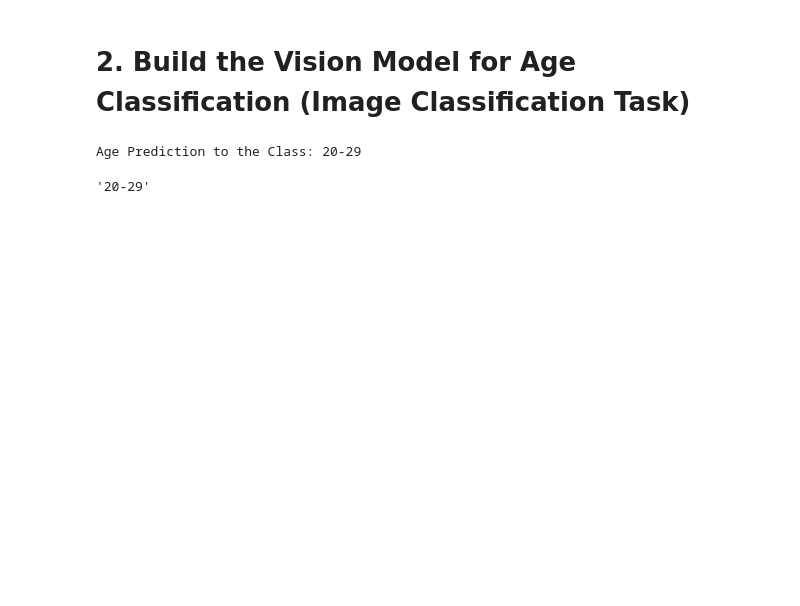
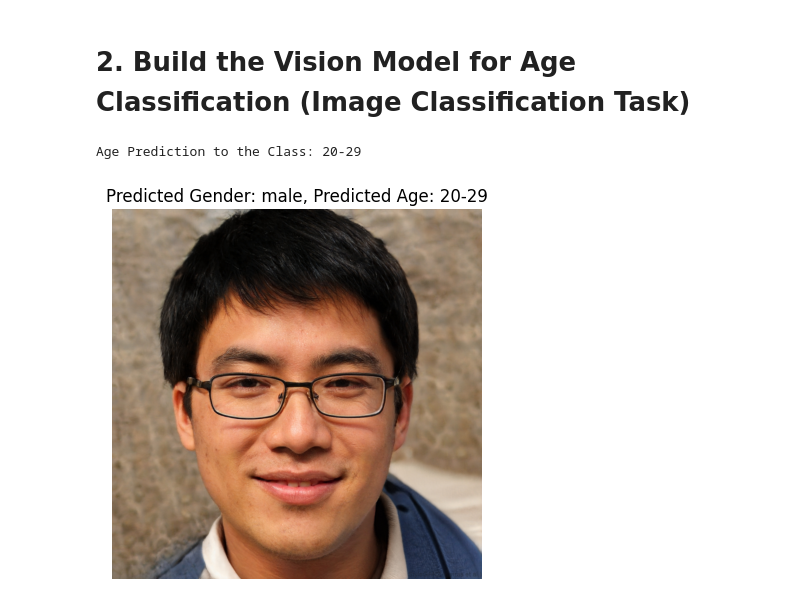
Before and after one commit to santhoshkavi123/GenAI, a Jupyter notebook: HospitalSimulationAgenticAI/NTBK2_IdentityPhotoForTheFrontDeskAgent.ipynb, the cells around one changed output. Saved outputs shown, nothing was run; the diff lists cells and outputs as text; code cells hidden in the pictures; blank space fills up the shorter version.

```diff
--- a/HospitalSimulationAgenticAI/NTBK2_IdentityPhotoForTheFrontDeskAgent.ipynb
+++ b/HospitalSimulationAgenticAI/NTBK2_IdentityPhotoForTheFrontDeskAgent.ipynb
@@ -133,11 +135,18 @@ def AgePredictionForPretrainedModel(image, age_model, age_model_processor):
     return age_prediction_class
 
 
-AgePredictionForPretrainedModel(
+age_label = AgePredictionForPretrainedModel(
     image = image,
     age_model = age_model,
     age_model_processor = age_model_processor
 )
 # %% [output]
 Age Prediction to the Class: 20-29
-'20-29'
+# %%
+# Displaying the image with both predictions
+plt.imshow(image)
+plt.axis('off')
+plt.title(f"Predicted Gender: {gender_label}, Predicted Age: {age_label}")
+plt.show()
+# %% [output]
+[figure, added]
```
Also changed, not shown: parts of 2 cells of this notebook, 3 other files.
